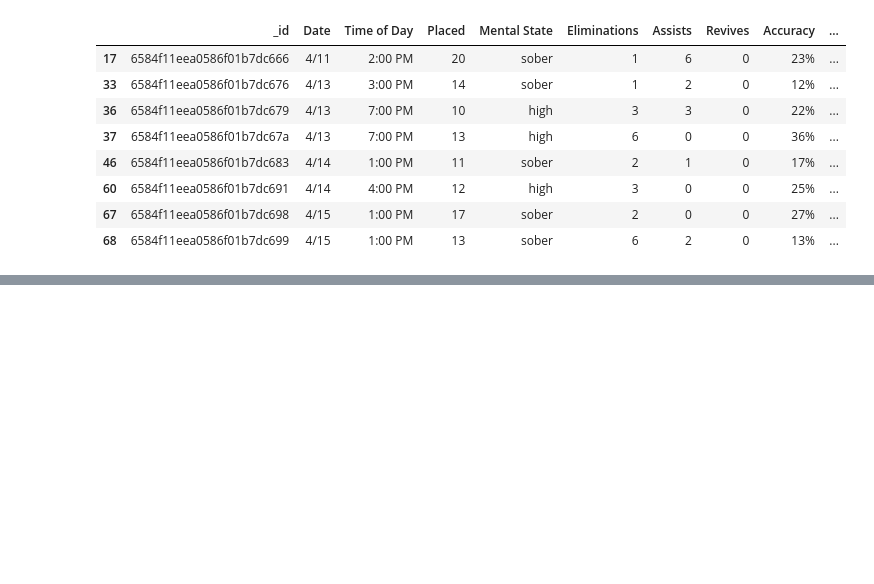
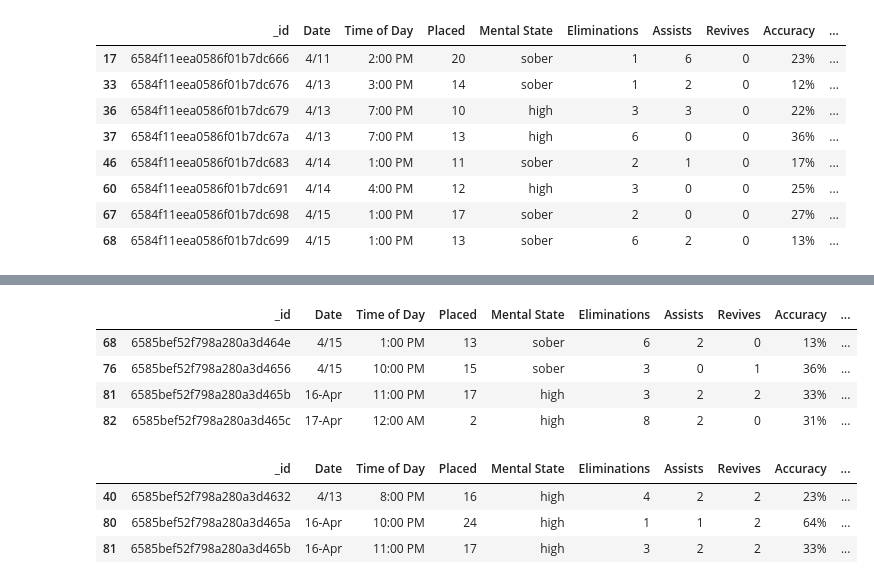
Before and after one commit to Dustin1904/Mongo-Python, a Jupyter notebook: Untitled.ipynb, the cells around one changed output, grey strips where cells are left out. Cells and saved outputs as stored; diff of their text form; code cells hidden in the pictures; blank space fills up the shorter version.

```diff
--- a/Untitled.ipynb
+++ b/Untitled.ipynb
@@ -147,0 +164,15 @@ data1[(data1['Placed']>=10)&(data1['Distance Traveled']>=1500)&(data1['Revives']
+# %%
+data1[(data1['Damage to Structures'] > 1000) & (data1['Head Shots'] > 5)].tail(4)
+# %% [output]
+|  | _id | Date | Time of Day | Placed | Mental State | Eliminations | Assists | Revives | Accuracy | ... |
+| 68 | 6585bef52f798a280a3d464e | 4/15 | 1:00 PM | 13 | sober | 6 | 2 | 0 | 13% | ... |
+| 76 | 6585bef52f798a280a3d4656 | 4/15 | 10:00 PM | 15 | sober | 3 | 0 | 1 | 36% | ... |
+| 81 | 6585bef52f798a280a3d465b | 16-Apr | 11:00 PM | 17 | high | 3 | 2 | 2 | 33% | ... |
+| 82 | 6585bef52f798a280a3d465c | 17-Apr | 12:00 AM | 2 | high | 8 | 2 | 0 | 31% | ... |
+# %%
+data1[(data1['Revives'] > 1) & (data1['Mental State'] == 'high')].head(3)
+# %% [output]
+|  | _id | Date | Time of Day | Placed | Mental State | Eliminations | Assists | Revives | Accuracy | ... |
+| 40 | 6585bef52f798a280a3d4632 | 4/13 | 8:00 PM | 16 | high | 4 | 2 | 2 | 23% | ... |
+| 80 | 6585bef52f798a280a3d465a | 16-Apr | 10:00 PM | 24 | high | 1 | 1 | 2 | 64% | ... |
+| 81 | 6585bef52f798a280a3d465b | 16-Apr | 11:00 PM | 17 | high | 3 | 2 | 2 | 33% | ... |
```
Also changed, not shown: parts of 9 cells of this notebook.
